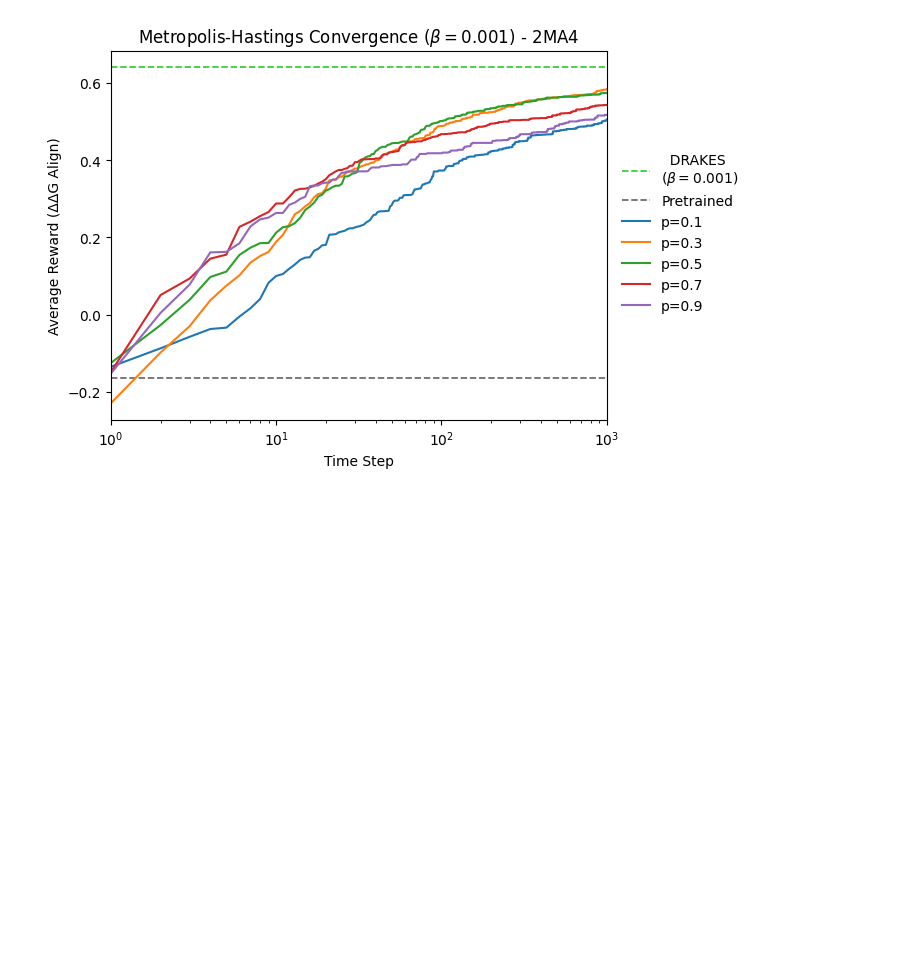
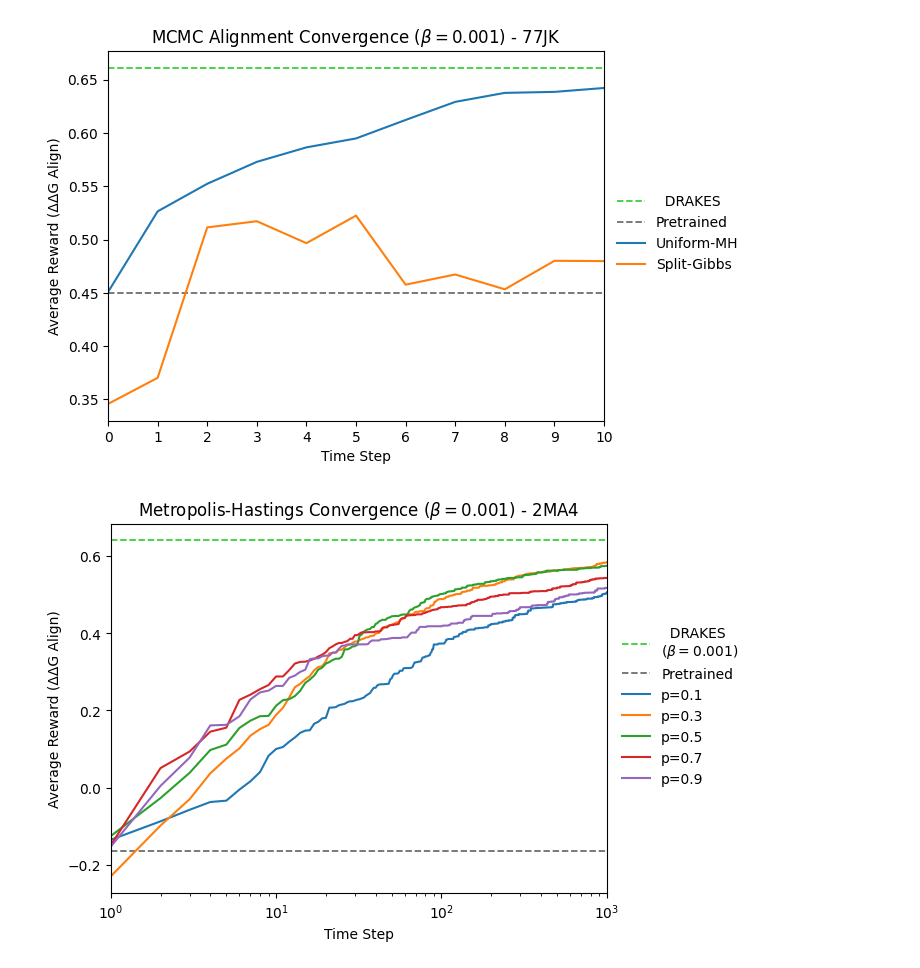
Before and after one commit to shainotshy1/BLISS_Experiments, a Jupyter notebook: DRAKES/analyze_mh.ipynb, the cells around one changed output. Cells and saved outputs as stored; diff of their text form; code cells hidden in the pictures; blank space fills up the shorter version.

```diff
--- a/DRAKES/analyze_mh.ipynb
+++ b/DRAKES/analyze_mh.ipynb
@@ -41,3 +33,37 @@ bon50_ddg_align = bon50_eval_stats['ddg_align']
+# %%
+targ_trajectory = []
+with h5py.File(hdf5_data, 'r') as f:
+    b = 0.001
+    protein_name = "_7JJK"
+    name1 = f"uniform_p{0.5}_b{b}_n{10}{protein_name}"
+    name2 = f"split-gibbs_b{b}_n{10}{protein_name}"
+    targ_trajectory.append(f[name1][:]) # type: ignore
+    targ_trajectory.append(f[name2][:]) # type: ignore
+
+targ_names = ["Uniform-MH", "Split-Gibbs"]
+
+n = min(len(t) for t in targ_trajectory)
+step_nums = range(0, n)
+
+fig, ax = plt.subplots()
+beta_str = r"($\beta=0.001$)"
+ax.axhline(drakes_ddg_align, color='limegreen', linestyle='--',linewidth=1.25, label=f'  DRAKES')
+ax.axhline(pre_ddg_align, color='dimgray', linestyle='--', label='Pretrained', linewidth=1.25)
+
+for i, traj in enumerate(targ_trajectory):
+    ax.plot(step_nums, traj[:n], label=f"{targ_names[i]}")
+
+ax.legend(loc='center', bbox_to_anchor=(1.015, 0.5), bbox_transform=fig.transFigure, frameon=False)
+ax.set(xlim=(1, n-1))
+
+plt.xlabel("Time Step")
+plt.xticks(np.arange(0,n,1))
+# plt.xscale("log")
+plt.ylabel("Average Reward (ΔΔG Align)")
+plt.title(r"MCMC Alignment Convergence ($\beta=0.0 01$)" + f" - 77JK")
+plt.show()
+# %% [output]
+[figure, added]
 # %%
 step_nums = range(1, len(trajectories[0]) + 1)
 
```
Also changed, not shown: parts of 5 cells of this notebook.
